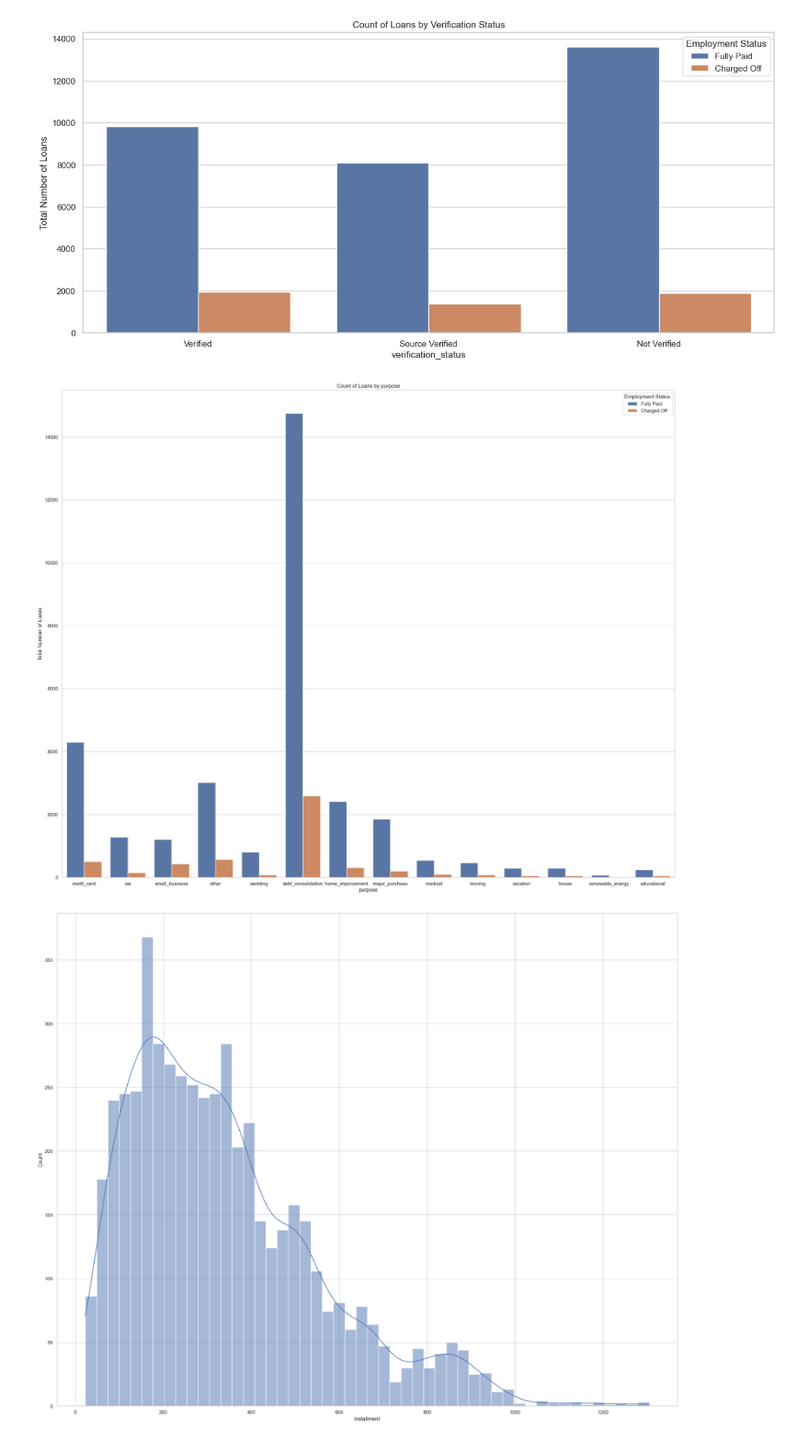
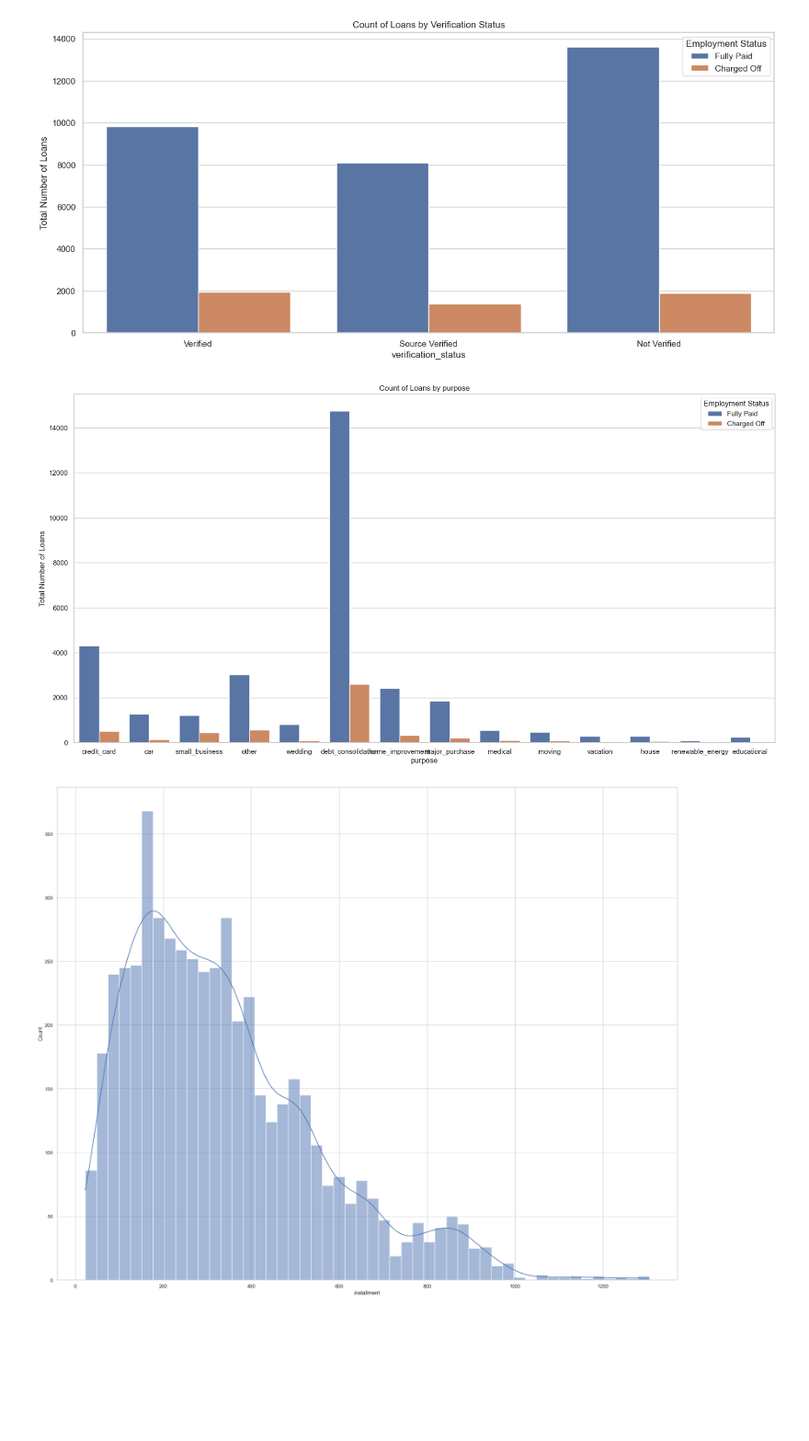
Before and after one commit to sandyaggarwal/LendingClubCaseStudy, a Jupyter notebook: LendingClubCaseStudy_updated.ipynb, the cells around one changed output. Shown at 92% size. Cells and saved outputs as stored; diff of their text form; code cells hidden in the pictures; blank space fills up the shorter version.

```diff
--- a/LendingClubCaseStudy_updated.ipynb
+++ b/LendingClubCaseStudy_updated.ipynb
@@ -433,26 +433,26 @@ plt.show()
 # %% [output]
 [figure]
 # %%
-plt.figure(figsize=(25, 20))
+plt.figure(figsize=(20, 10))
 sns.set(style="whitegrid")
 
 # Plot countplot
 ax = sns.countplot(x='purpose', data=df_loan, hue = 'loan_status')
 
 # Set xticks and labels
 xpos = np.arange(df_loan['purpose'].nunique())
 plt.xticks(xpos, df_loan['purpose'].unique())
 
 # Set labels and title
 ax.set(xlabel='purpose', ylabel='Total Number of Loans', title='Count of Loans by purpose')
 
 # Add legend
 legend_labels = ['Fully Paid', 'Charged Off']
 ax.legend(title='Employment Status', labels=legend_labels)
 
 plt.show()
 # %% [output]
-[figure, old version]
+[figure, new version]
 # %%
 installments_df = df_loan[df_loan.loan_status == 'Charged Off']
 plt.figure(figsize=(25, 20))
```
Also changed, not shown: parts of 1 cell of this notebook, 1 other file.
